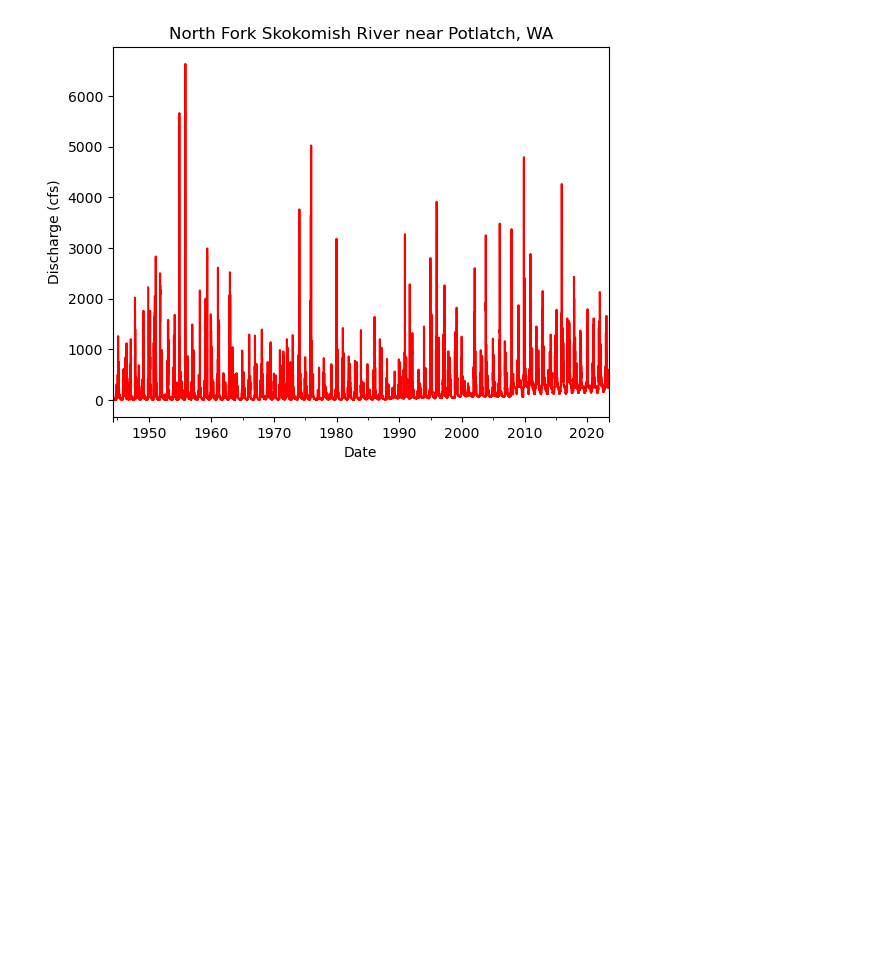
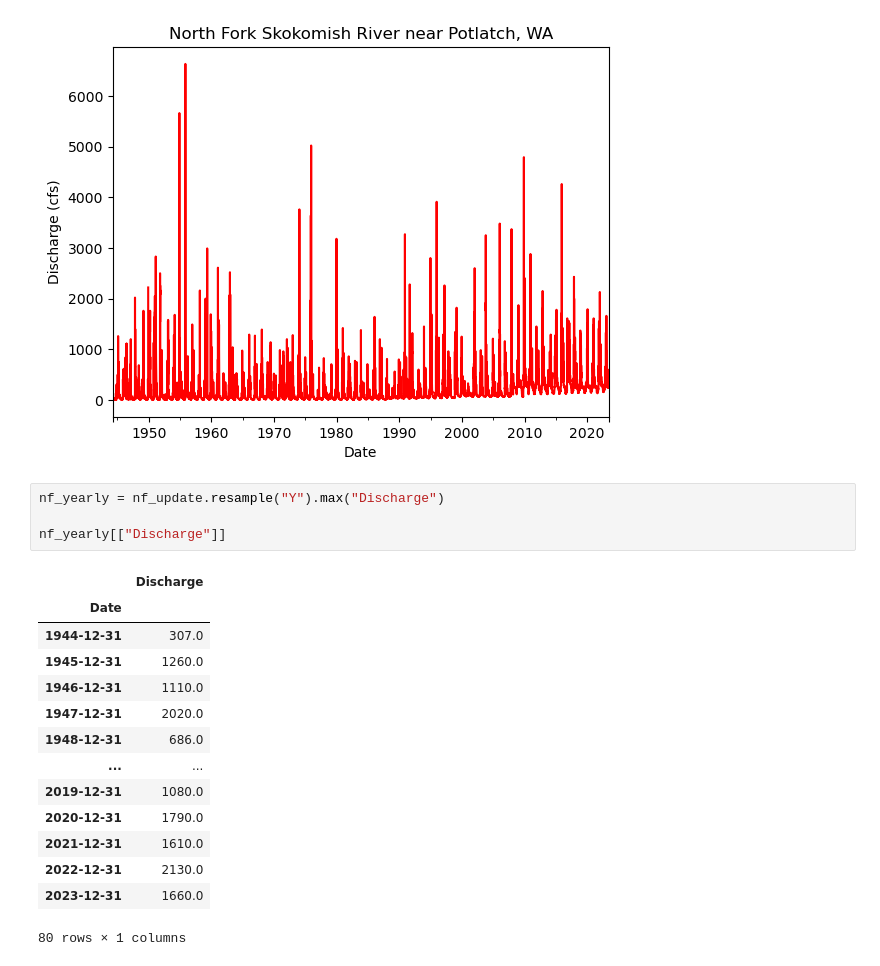
Before and after one commit to KiStroh/time-series-data-KiStroh, a Jupyter notebook: stars-02-time-series.ipynb, the cells around one changed output. Cells and saved outputs as stored; diff of their text form; blank space fills up the shorter version.

```diff
--- a/stars-02-time-series.ipynb
+++ b/stars-02-time-series.ipynb
@@ -854,3 +842,22 @@ nf_update.plot(
 # %% [output]
 <Axes: title={'center': 'North Fork Skokomish River near Potlatch, WA'}, xlabel='Date', ylabel='Discharge (cfs)'>
 [figure]
+# %%
+nf_yearly = nf_update.resample("Y").max("Discharge")
+
+nf_yearly[["Discharge"]]
+# %% [output]
+|  | Discharge |
+| Date |  |
+| 1944-12-31 | 307.0 |
+| 1945-12-31 | 1260.0 |
+| 1946-12-31 | 1110.0 |
+| 1947-12-31 | 2020.0 |
+| 1948-12-31 | 686.0 |
+| ... | ... |
+| 2019-12-31 | 1080.0 |
+| 2020-12-31 | 1790.0 |
+| 2021-12-31 | 1610.0 |
+| 2022-12-31 | 2130.0 |
+| 2023-12-31 | 1660.0 |
+80 rows × 1 columns
```
Also changed, not shown: parts of 5 cells of this notebook.
